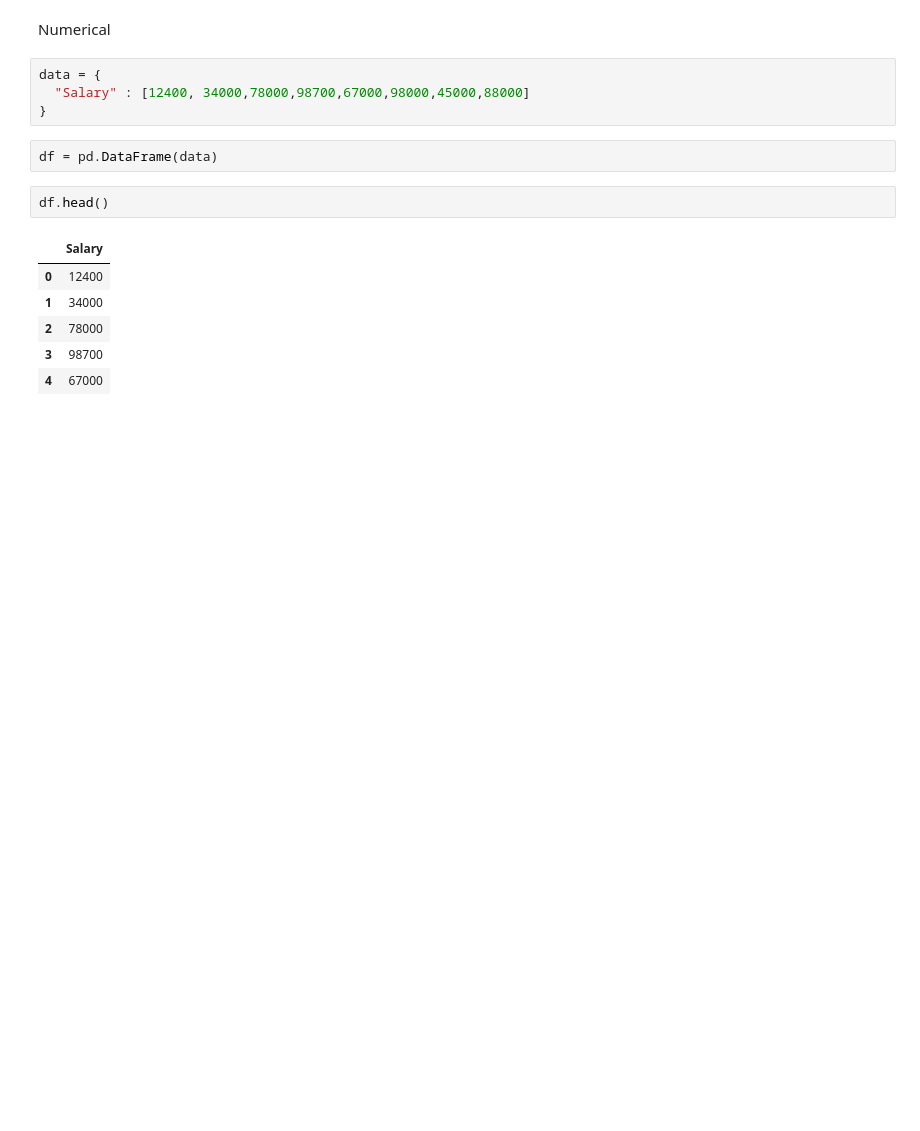
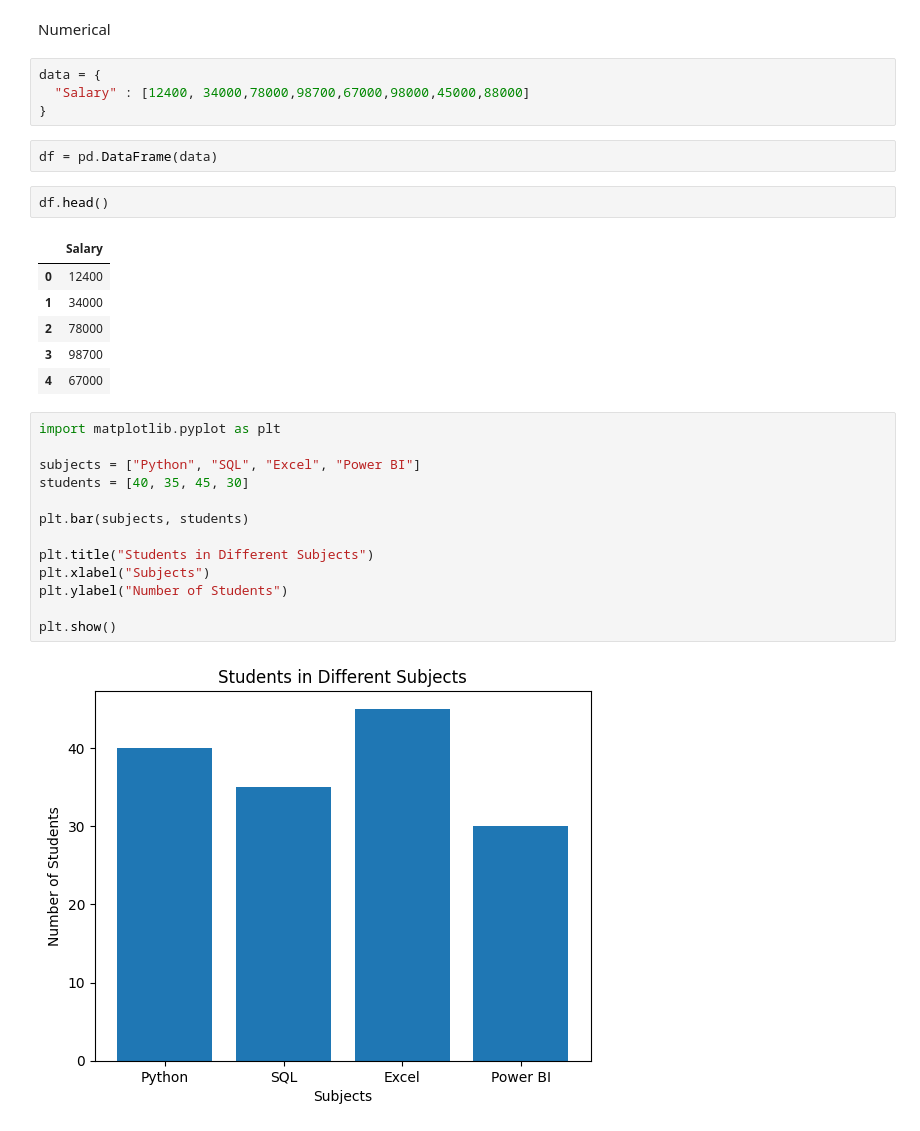
Before and after one commit to mahimarawat0707/Learn-Python-with-Me, a Jupyter notebook: Library/Matplotlib/matplotlib.ipynb, the cells around one changed output. Drawn from its saved outputs; the diff is of its cells as text; blank space fills up the shorter version.

```diff
--- a/Library/Matplotlib/matplotlib.ipynb
+++ b/Library/Matplotlib/matplotlib.ipynb
@@ -31,3 +31,18 @@ df.head()
 | 2 | 78000 |
 | 3 | 98700 |
 | 4 | 67000 |
+# %%
+import matplotlib.pyplot as plt
+
+subjects = ["Python", "SQL", "Excel", "Power BI"]
+students = [40, 35, 45, 30]
+
+plt.bar(subjects, students)
+
+plt.title("Students in Different Subjects")
+plt.xlabel("Subjects")
+plt.ylabel("Number of Students")
+
+plt.show()
+# %% [output]
+[figure, added]
```
